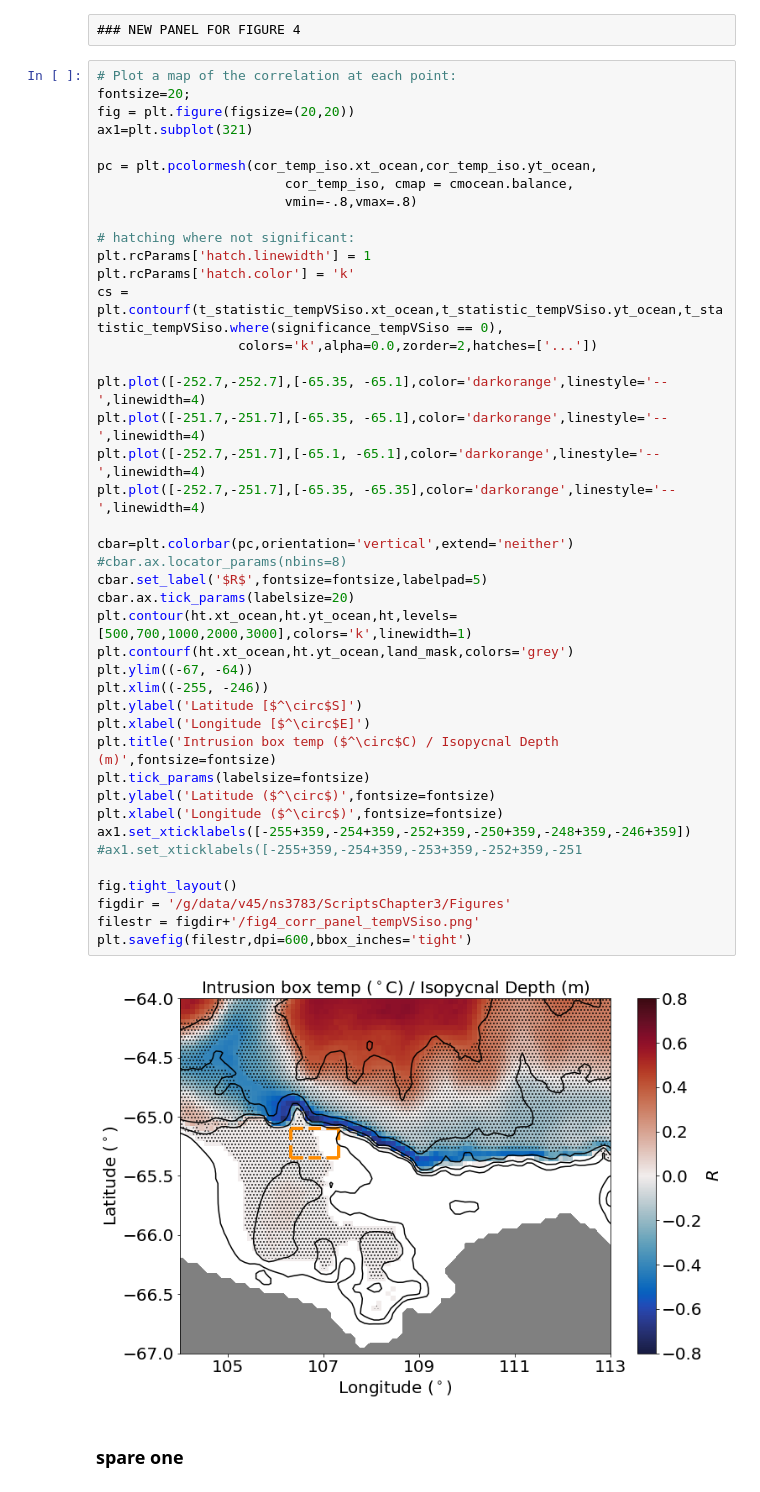
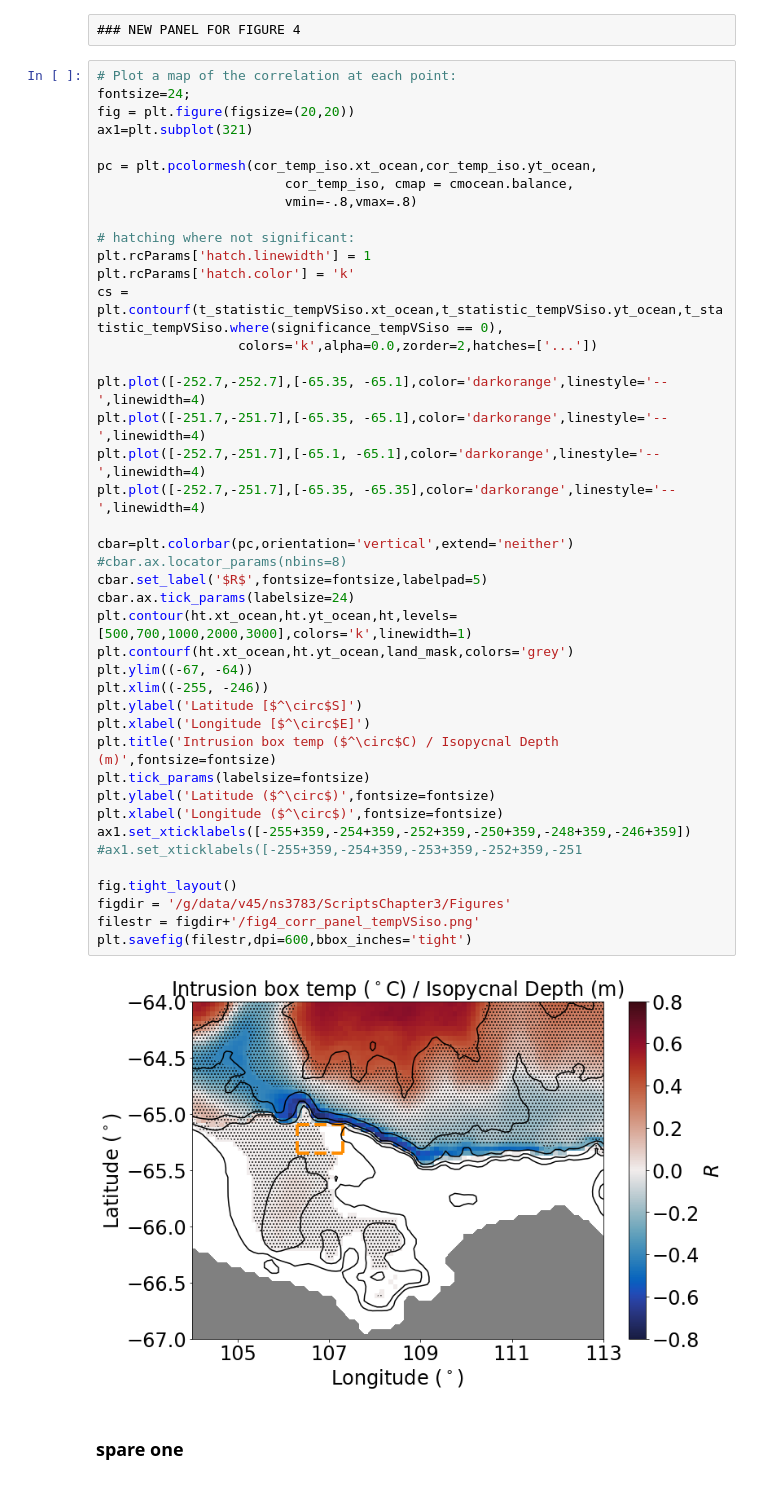
Before and after one commit to ribeiron/ScriptsChapter3, a Jupyter notebook: Fig7a-c.ipynb, the cells around one changed output. Cells and saved outputs as stored; diff of their text form.

```diff
--- a/Fig7a-c.ipynb
+++ b/Fig7a-c.ipynb
@@ -1726,7 +1726,7 @@ plt.savefig(filestr,dpi=600,bbox_inches='tight')
 ### NEW PANEL FOR FIGURE 4
 # %%
 # Plot a map of the correlation at each point:
-fontsize=20;
+fontsize=24;
 fig = plt.figure(figsize=(20,20))
 ax1=plt.subplot(321)
 
@@ -1739,35 +1739,35 @@ plt.rcParams['hatch.linewidth'] = 1
 plt.rcParams['hatch.color'] = 'k'
 cs = plt.contourf(t_statistic_tempVSiso.xt_ocean,t_statistic_tempVSiso.yt_ocean,t_statistic_tempVSiso.where(significance_tempVSiso == 0),
                   colors='k',alpha=0.0,zorder=2,hatches=['...'])
 
 plt.plot([-252.7,-252.7],[-65.35, -65.1],color='darkorange',linestyle='--',linewidth=4)
 plt.plot([-251.7,-251.7],[-65.35, -65.1],color='darkorange',linestyle='--',linewidth=4)
 plt.plot([-252.7,-251.7],[-65.1, -65.1],color='darkorange',linestyle='--',linewidth=4)
 plt.plot([-252.7,-251.7],[-65.35, -65.35],color='darkorange',linestyle='--',linewidth=4)
 
 cbar=plt.colorbar(pc,orientation='vertical',extend='neither')
 #cbar.ax.locator_params(nbins=8)
 cbar.set_label('$R$',fontsize=fontsize,labelpad=5)
-cbar.ax.tick_params(labelsize=20)
+cbar.ax.tick_params(labelsize=24)
 plt.contour(ht.xt_ocean,ht.yt_ocean,ht,levels=[500,700,1000,2000,3000],colors='k',linewidth=1)
 plt.contourf(ht.xt_ocean,ht.yt_ocean,land_mask,colors='grey')
 plt.ylim((-67, -64))
 plt.xlim((-255, -246))
 plt.ylabel('Latitude [$^\circ$S]')
 plt.xlabel('Longitude [$^\circ$E]')
 plt.title('Intrusion box temp ($^\circ$C) / Isopycnal Depth (m)',fontsize=fontsize)
 plt.tick_params(labelsize=fontsize)
 plt.ylabel('Latitude ($^\circ$)',fontsize=fontsize)
 plt.xlabel('Longitude ($^\circ$)',fontsize=fontsize)
 ax1.set_xticklabels([-255+359,-254+359,-252+359,-250+359,-248+359,-246+359])
 #ax1.set_xticklabels([-255+359,-254+359,-253+359,-252+359,-251
 
 fig.tight_layout()
 figdir = '/g/data/v45/ns3783/ScriptsChapter3/Figures'
 filestr = figdir+'/fig4_corr_panel_tempVSiso.png'
 plt.savefig(filestr,dpi=600,bbox_inches='tight')
 # %% [output]
-[figure, old version]
+[figure, new version]
 # %% [markdown]
 ### spare one
 # %%
```
Also changed, not shown: parts of 2 cells of this notebook, 2 other files.
